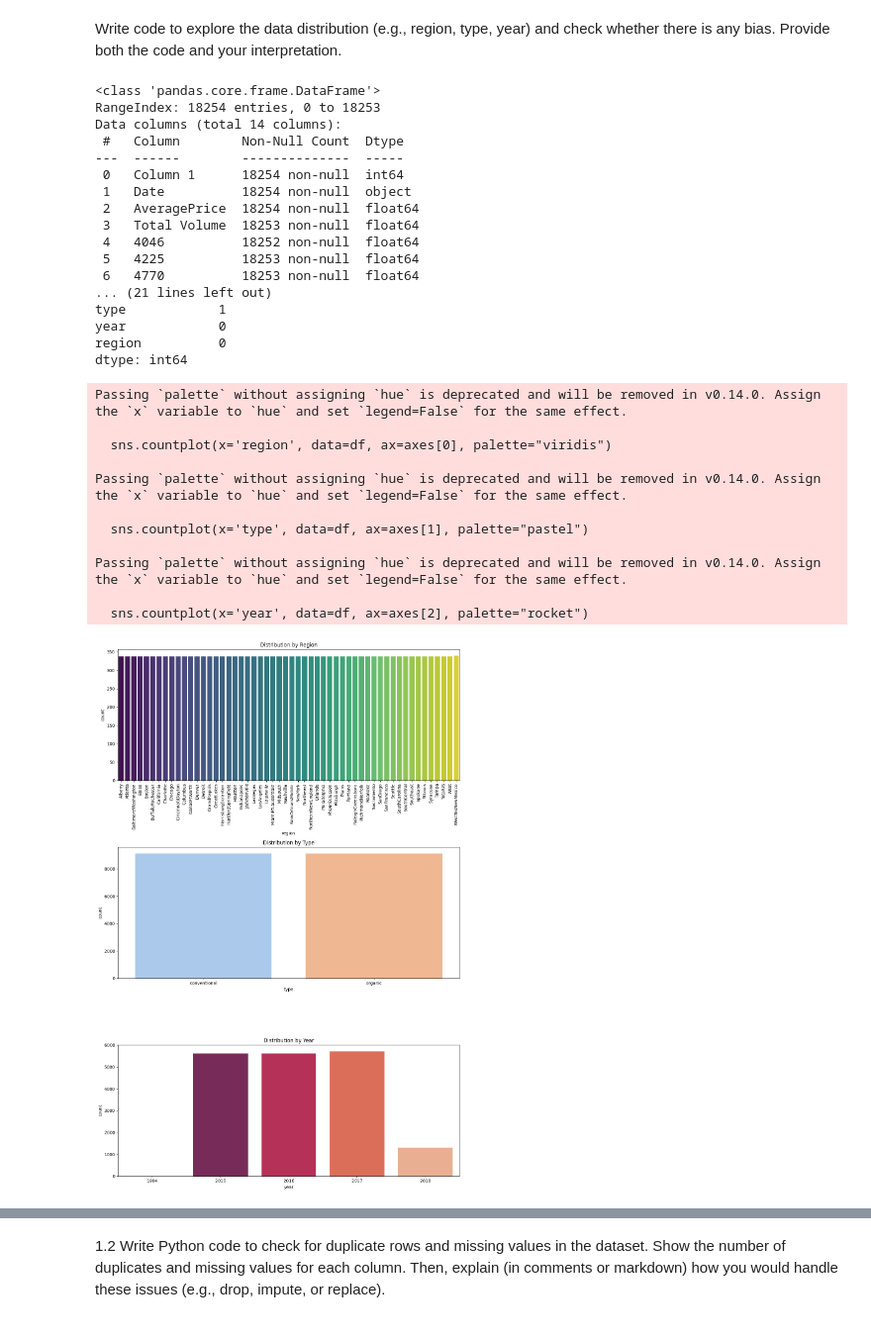
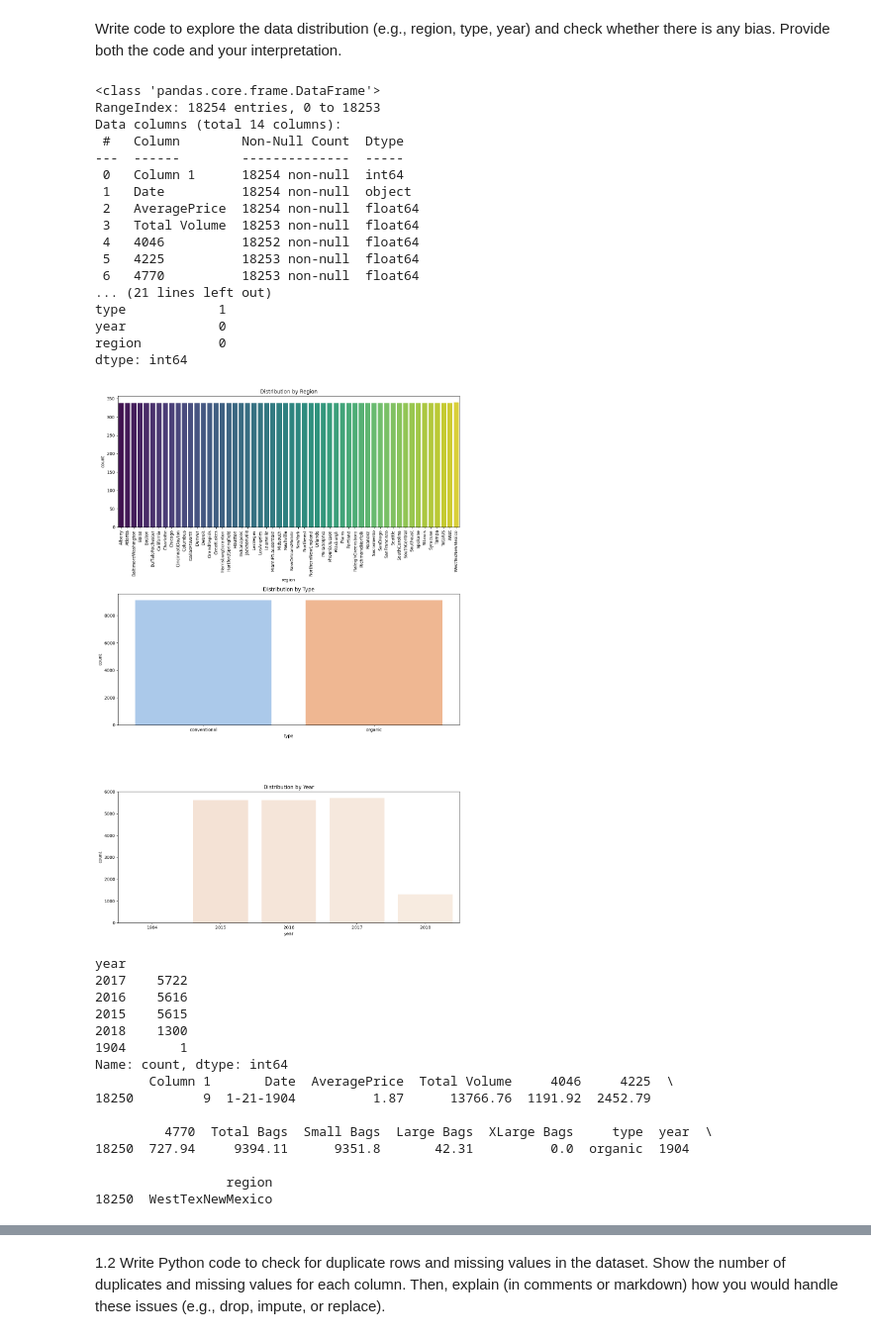
Before and after one commit to lt33tx/Landon_Tinch_DTSC3020_Fall2025-, a Jupyter notebook: Assignment_2_1.ipynb, the cells around one changed output, grey strips where cells are left out. Shown at 99% size. Cells and saved outputs as stored; diff of their text form; code cells hidden in the pictures.

```diff
--- a/Assignment_2_1.ipynb
+++ b/Assignment_2_1.ipynb
@@ -32,16 +32,16 @@ print(df.isnull().sum())
 fig, axes = plt.subplots(3, 1, figsize=(12, 18))
 
 # counting how many entries are in each region
-sns.countplot(x='region', data=df, ax=axes[0], palette="viridis")
+sns.countplot(x='region', data=df, ax=axes[0], palette="viridis", hue='region', legend=False)
 axes[0].set_title('Distribution by Region')
 axes[0].tick_params(axis='x', rotation=90)  # rotates labels so they’re readable
 
 # counting how many entries belong to each type
-sns.countplot(x='type', data=df, ax=axes[1], palette="pastel")
+sns.countplot(x='type', data=df, ax=axes[1], palette="pastel", hue='type', legend=False)
 axes[1].set_title('Distribution by Type')
 
 # showing how many entries there are for each year
-sns.countplot(x='year', data=df, ax=axes[2], palette="rocket")
+sns.countplot(x='year', data=df, ax=axes[2], palette="rocket", hue='year', legend=False)
 axes[2].set_title('Distribution by Year')
 
 plt.tight_layout()  # helps keep plots from overlapping
@@ -53,42 +53,46 @@ print(df['year'].value_counts())
 # checking all rows where the year is 1904
 print(df[df['year'] == 1904])
 
 #I found 2 duplicate rows. Since exact duplicates don’t normally add new info and might just be entered incorrectly, the best choice is to just drop them.
 
 #There are a few missing values in many different areas.
 
 #Since there are only a very few, I could just drop them. There are only like 1 or 2 per column out of more than 18,000. Dropping these rows seems like the best bet.
 
 #Second option is just to insert a mean or median into the missing or errored column if I really need them.
 
 #I have decided with the first option. It seems like the best choice with the lowest risk.
 # %% [output]
 <class 'pandas.core.frame.DataFrame'>
 RangeIndex: 18254 entries, 0 to 18253
 Data columns (total 14 columns):
  #   Column        Non-Null Count  Dtype
 ---  ------        --------------  -----
  0   Column 1      18254 non-null  int64
  1   Date          18254 non-null  object
  2   AveragePrice  18254 non-null  float64
  3   Total Volume  18253 non-null  float64
  4   4046          18252 non-null  float64
  5   4225          18253 non-null  float64
  6   4770          18253 non-null  float64
 ... (21 lines left out)
 type            1
 year            0
 region          0
 dtype: int64
+[figure, new version]
-Passing `palette` without assigning `hue` is deprecated and will be removed in v0.14.0. Assign the `x` variable to `hue` and set `legend=False` for the same effect.
+year
+2017    5722
+2016    5616
+2015    5615
+2018    1300
+1904       1
+Name: count, dtype: int64
+       Column 1       Date  AveragePrice  Total Volume     4046     4225  \
+18250         9  1-21-1904          1.87      13766.76  1191.92  2452.79
 
-  sns.countplot(x='region', data=df, ax=axes[0], palette="viridis")
+         4770  Total Bags  Small Bags  Large Bags  XLarge Bags     type  year  \
+18250  727.94     9394.11      9351.8       42.31          0.0  organic  1904
 
-Passing `palette` without assigning `hue` is deprecated and will be removed in v0.14.0. Assign the `x` variable to `hue` and set `legend=False` for the same effect.
-
-  sns.countplot(x='type', data=df, ax=axes[1], palette="pastel")
-
-Passing `palette` without assigning `hue` is deprecated and will be removed in v0.14.0. Assign the `x` variable to `hue` and set `legend=False` for the same effect.
-
-  sns.countplot(x='year', data=df, ax=axes[2], palette="rocket")
+                 region
+18250  WestTexNewMexico
-[figure, old version]
```
Also changed, not shown: parts of 1 cell of this notebook.
